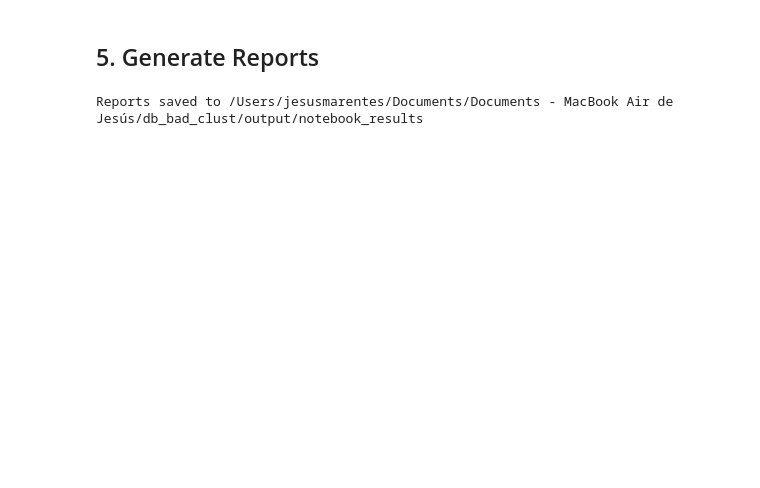
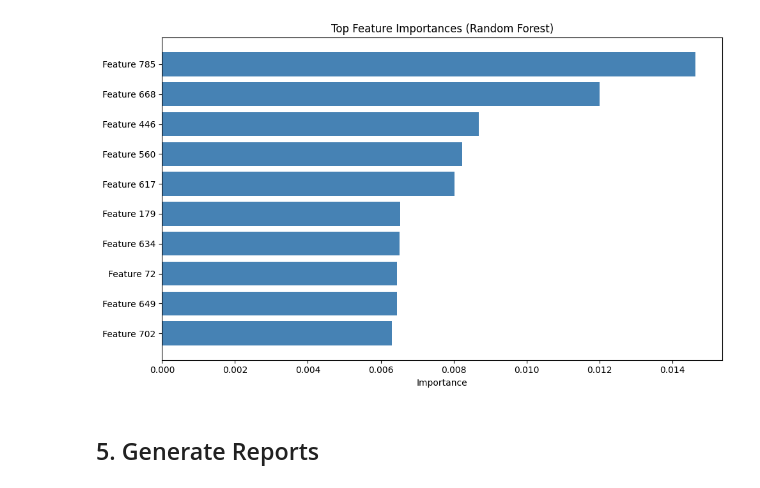
Before and after one commit to JesusMaVe/db_bad_clust, a Jupyter notebook: notebooks/04_analysis.ipynb, the cells around one changed output. Cells and saved outputs as stored; diff of their text form; code cells hidden in the pictures; blank space fills up the shorter version.

```diff
--- a/notebooks/04_analysis.ipynb
+++ b/notebooks/04_analysis.ipynb
@@ -195,41 +222,16 @@ plt.show()
+# %%
+top_n = min(10, len(importances))
+top_idx_sorted = np.argsort(importances)[-top_n:][::-1]
+
+plt.figure(figsize=(10, 6))
+plt.barh(range(top_n), importances[top_idx_sorted], color="steelblue")
+plt.yticks(range(top_n), [f"Feature {i}" for i in top_idx_sorted])
+plt.xlabel("Importance")
+plt.title("Top Feature Importances (Random Forest)")
+plt.gca().invert_yaxis()
+plt.tight_layout()
+plt.show()
+# %% [output]
+[figure, added]
 # %% [markdown]
 ## 5. Generate Reports
-# %%
-output_dir = Path.cwd().parent / "output" / "notebook_results"
-output_dir.mkdir(exist_ok=True)
-
-report = "\n".join([
-    "=" * 60, "EVALUATION REPORT", "=" * 60, "",
-    f"Tables: {len(table_names)}", f"Columns: {len(labels)}", f"Clusters: {len(set(labels))}", "",
-    "--- Internal Metrics ---",
-    f"  Silhouette:        {metrics['silhouette']:.4f}",
-    f"  Davies-Bouldin:    {metrics['davies_bouldin']:.4f}",
-    f"  Calinski-Harabasz: {metrics['calinski_harabasz']:.2f}", "",
-    "--- External Validation ---",
-    f"  ARI: {ari:.4f}", f"  NMI: {nmi:.4f}", "",
-    "--- Table Purity ---",
-    f"  Average: {cross_table['average_purity']:.2%}", "",
-    "--- Anomalies ---",
-    f"  Count: {anomaly['n_anomalies']} / {X_reduced.shape[0]}",
-])
-
-with open(output_dir / "evaluation_report.txt", "w") as f:
-    f.write(report)
-
-rec_text = "\n".join([
-    "=" * 60, "RECOMMENDATIONS", "=" * 60, "",
-    *[
-        f"Cluster #{r['cluster_id']} [{r['severity'].upper()}] ({r['total_columns']} cols)\n"
-        f"  Tables: {', '.join(r['tables_involved'][:5])}\n"
-        + "\n".join(f"  - {i}" for i in r["issues"]) + "\n"
-        + "\n".join(f"    -> {fx}" for fx in r["recommendations"])
-        for r in recommendations
-    ],
-])
-
-with open(output_dir / "recommendations.txt", "w") as f:
-    f.write(rec_text)
-
-print(f"Reports saved to {output_dir}")
-# %% [output]
-Reports saved to /Users/jesusmarentes/Documents/Documents - MacBook Air de Jesús/db_bad_clust/output/notebook_results
```
Also changed, not shown: parts of 21 cells of this notebook, 14 other files.
